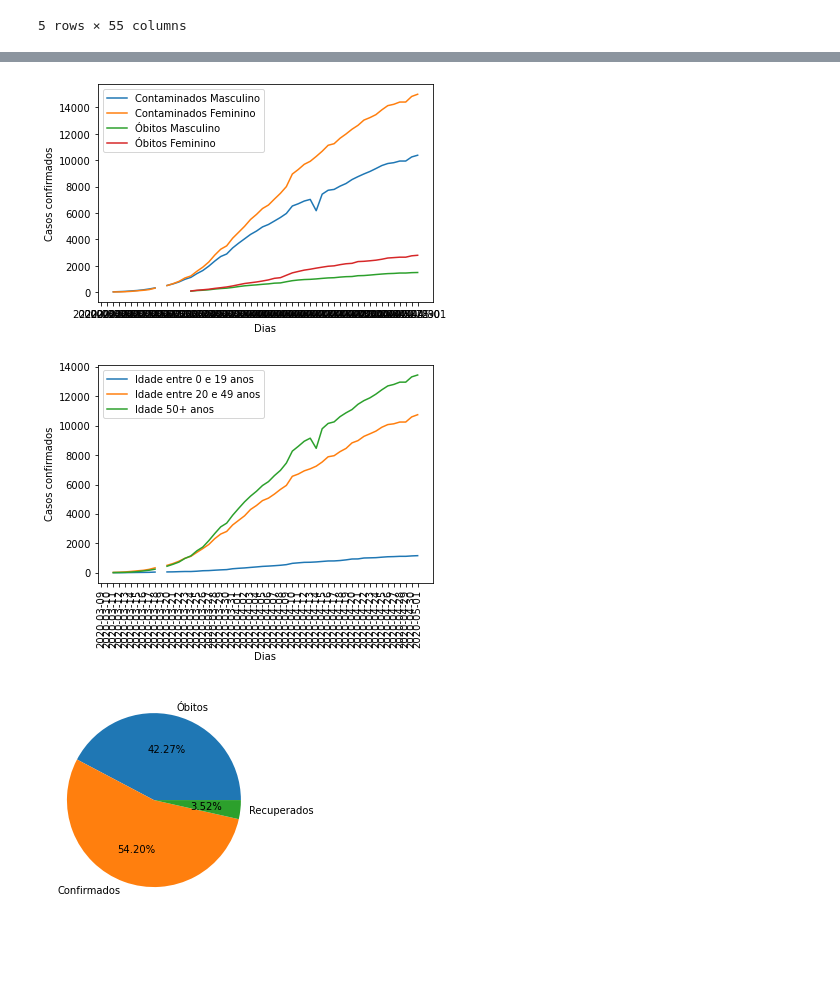
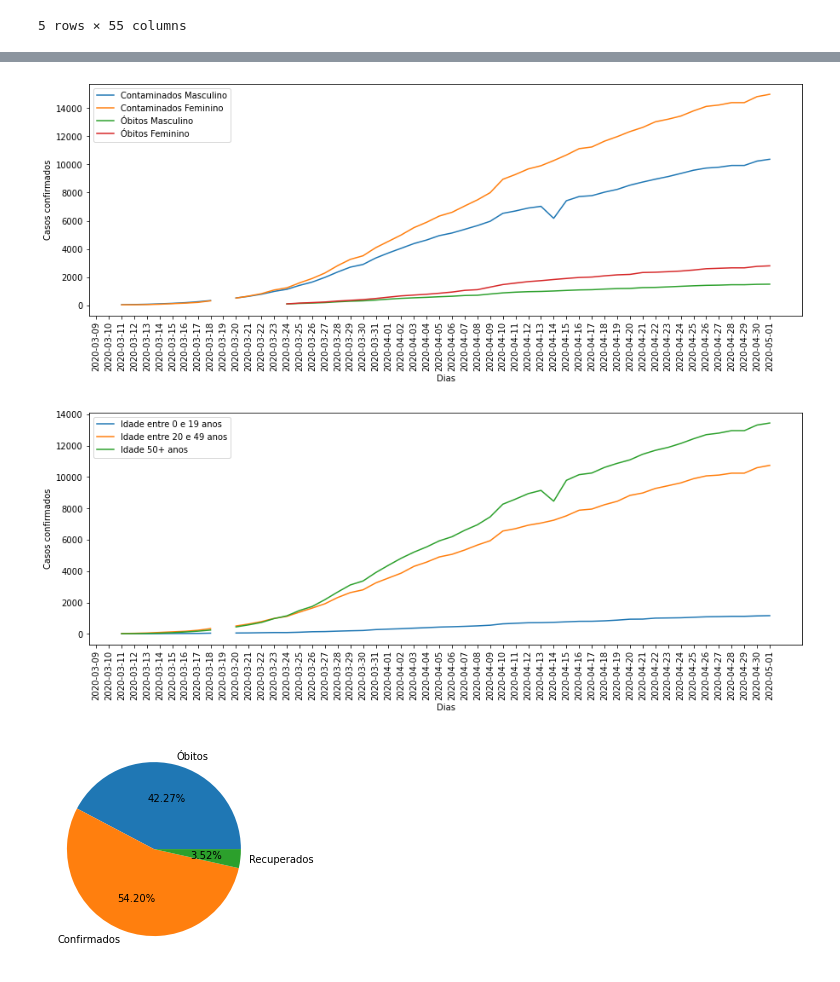
Before and after one commit to andretiagogr/TA-cartografia-COVID-19, a Jupyter notebook: jupyter com Pandas e QGIS.ipynb, the cells around one changed output, grey strips where cells are left out. Drawn from its saved outputs; the diff is of its cells as text; code cells hidden in the pictures; blank space fills up the shorter version.

```diff
--- a/jupyter com Pandas e QGIS.ipynb
+++ b/jupyter com Pandas e QGIS.ipynb
@@ -70,18 +74,24 @@ plt.show()
 # %%
+plt.figure(figsize=(15,5))
+plt.xticks(rotation=90)
+
 plt.plot(x, confirmed_men, label="Contaminados Masculino")
 plt.plot(x, confirmed_women, label="Contaminados Feminino")
 
 plt.plot(x, death_men, label="Óbitos Masculino")
 plt.plot(x, death_women, label="Óbitos Feminino")
 
 plt.xlabel("Dias")
 plt.ylabel("Casos confirmados")
 
 plt.legend(loc="best")
 plt.show()
 # %% [output]
-[figure, old version]
+[figure, new version]
 # %%
+plt.figure(figsize=(15,5))
+plt.xticks(rotation=90)
+
 plt.plot(x, confirmed_young, label="Idade entre 0 e 19 anos")
 plt.plot(x, confirmed_adult, label="Idade entre 20 e 49 anos")
 plt.plot(x, confirmed_senior, label="Idade 50+ anos")
@@ -94,7 +104,7 @@ plt.legend(loc="best")
 
 plt.show()
 # %% [output]
-[figure, old version]
+[figure, new version]
 # %%
 y_deaths = df_portugal.obitos.sum()
 y_confirmed = sorted_df_portugal.confirmados.iat[-1]
```
Also changed, not shown: parts of 26 cells of this notebook, 1 other file.
